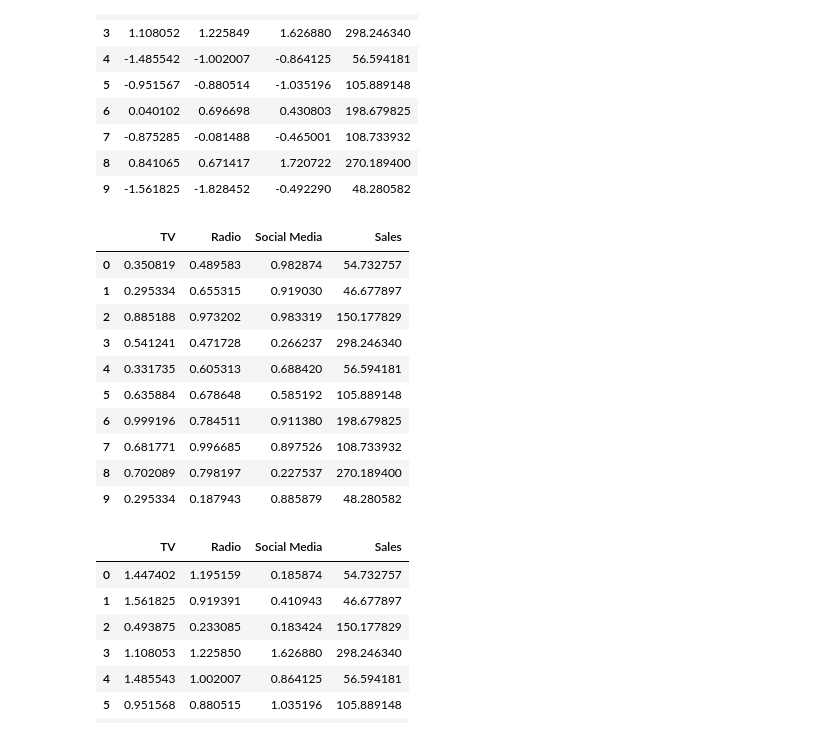
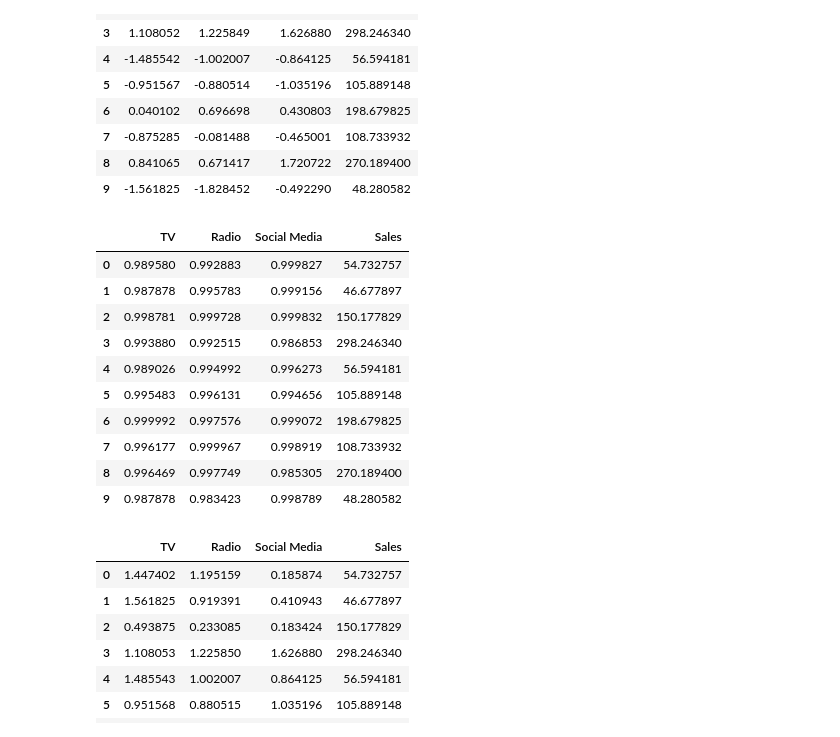
Before and after one commit to R-m1n/SBU, a Jupyter notebook: Machine Learning/assignment-b.ipynb, the cells around one changed output. Cells and saved outputs as stored; diff of their text form; code cells hidden in the pictures.

```diff
--- a/Machine Learning/assignment-b.ipynb
+++ b/Machine Learning/assignment-b.ipynb
@@ -24,13 +24,13 @@ class Scaler():
                 data[label] = (data[label] - min) / (max - min)
 # %%
 class DataLoader():
-    def __init__(self, data: pd.DataFrame, target_label: str, split: float = 0.8, basis: str = "linear", multiquadratic_parameter: float = 1):
+    def __init__(self, data: pd.DataFrame, target_label: str, split: float = 0.8, basis: str = "linear", gaussian_parameter: float = 1, multiquadratic_parameter: float = 1):
         self.data = data.copy(deep=True)
 
         self.target_label = target_label
 
-        if basis.lower() == "guassian":
-            self._apply_guassian_basis()
+        if basis.lower() == "gaussian":
+            self._apply_gaussian_basis(gaussian_parameter)
 
         elif basis.lower() == "multiquadratic":
             self._apply_multiquadratic_basis(multiquadratic_parameter)
@@ -66,15 +66,14 @@ class DataLoader():
     def get_feature_std(self, label: str):
         return self.data[label].std()
 
-    def _apply_guassian_basis(self):
+    def _apply_gaussian_basis(self, parameter):
         for label in self.data.columns:
             if label != self.target_label:
                 mean = self.data[label].mean()
-                std = self.data[label].std()
 
                 num = -1 * np.power(self.data[label] - mean, 2)
 
-                denom = (2 * pow(std, 2))
+                denom = (2 * pow(parameter, 2))
 
                 self.data[label] = np.exp(num / denom)
 
@@ -111 +178,13 @@ scaler.standardize(data, exclude=["Sales"])
+# %%
+target_label = "Sales"
+data_split = 0.8
+
+epoch = 15
+learning_rate = 0.0001
+
+gaussian_parameter = 10
+multiquadratic_parameter = 0.001
+
+ridge = 1
+lasso = 0.1
 # %%
@@ -127,16 +214,18 @@ linear_loader.head(10)
 # %%
-guassian_loader = DataLoader(data, target_label="Sales", split=0.8, basis="guassian")
+gaussian_loader = DataLoader(data, target_label=target_label,
+                             split=data_split, basis="gaussian",
+                             gaussian_parameter=gaussian_parameter)
 
-guassian_loader.head(10)
+gaussian_loader.head(10)
 # %% [output]
 |  | TV | Radio | Social Media | Sales |
-| 0 | 0.350819 | 0.489583 | 0.982874 | 54.732757 |
-| 1 | 0.295334 | 0.655315 | 0.919030 | 46.677897 |
-| 2 | 0.885188 | 0.973202 | 0.983319 | 150.177829 |
-| 3 | 0.541241 | 0.471728 | 0.266237 | 298.246340 |
-| 4 | 0.331735 | 0.605313 | 0.688420 | 56.594181 |
-| 5 | 0.635884 | 0.678648 | 0.585192 | 105.889148 |
-| 6 | 0.999196 | 0.784511 | 0.911380 | 198.679825 |
-| 7 | 0.681771 | 0.996685 | 0.897526 | 108.733932 |
-| 8 | 0.702089 | 0.798197 | 0.227537 | 270.189400 |
-| 9 | 0.295334 | 0.187943 | 0.885879 | 48.280582 |
+| 0 | 0.989580 | 0.992883 | 0.999827 | 54.732757 |
+| 1 | 0.987878 | 0.995783 | 0.999156 | 46.677897 |
+| 2 | 0.998781 | 0.999728 | 0.999832 | 150.177829 |
+| 3 | 0.993880 | 0.992515 | 0.986853 | 298.246340 |
+| 4 | 0.989026 | 0.994992 | 0.996273 | 56.594181 |
+| 5 | 0.995483 | 0.996131 | 0.994656 | 105.889148 |
+| 6 | 0.999992 | 0.997576 | 0.999072 | 198.679825 |
+| 7 | 0.996177 | 0.999967 | 0.998919 | 108.733932 |
+| 8 | 0.996469 | 0.997749 | 0.985305 | 270.189400 |
+| 9 | 0.987878 | 0.983423 | 0.998789 | 48.280582 |
```
Also changed, not shown: parts of 11 cells of this notebook.
